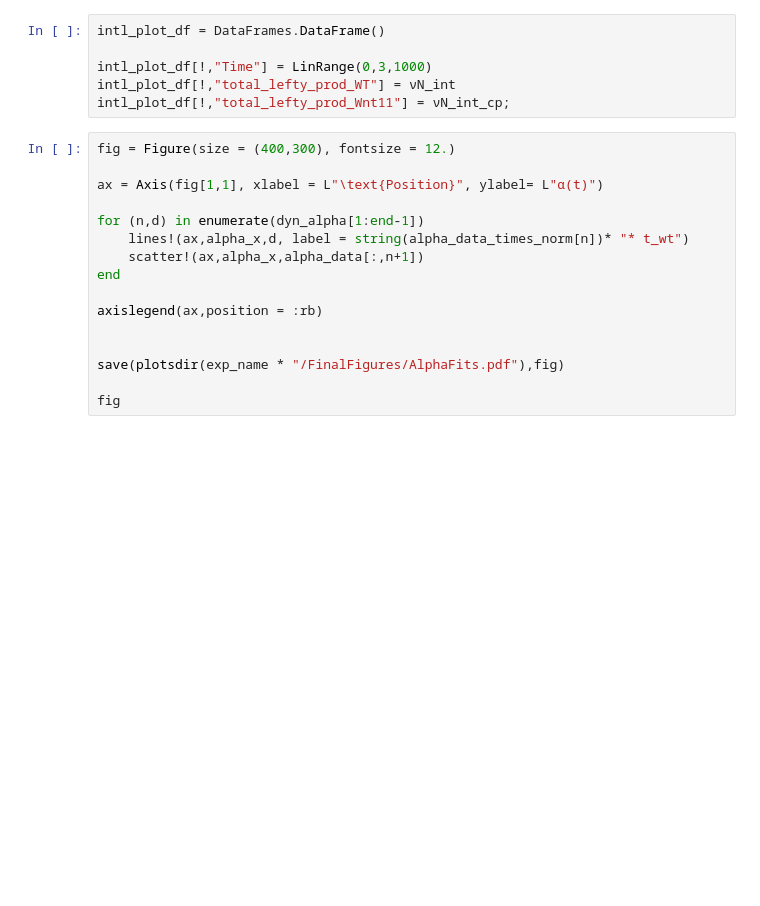
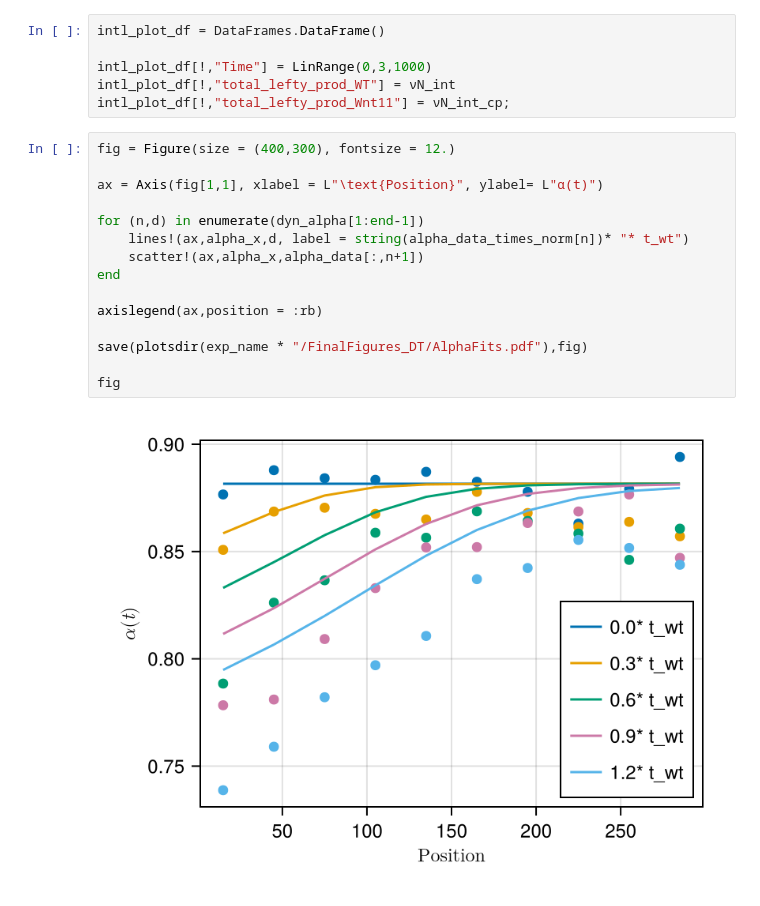
Before and after one commit to harrybooth/TissueRigidity, a Jupyter notebook: notebooks/OptimalParameters - DiffusionDominated_ProduceFigs.ipynb, the cells around one changed output. Cells and saved outputs as stored; diff of their text form; blank space fills up the shorter version.

```diff
--- a/notebooks/OptimalParameters - DiffusionDominated_ProduceFigs.ipynb
+++ b/notebooks/OptimalParameters - DiffusionDominated_ProduceFigs.ipynb
@@ -236,19 +287,20 @@ intl_plot_df[!,"total_lefty_prod_Wnt11"] = νN_int_cp;
 # %%
 fig = Figure(size = (400,300), fontsize = 12.)
 
 ax = Axis(fig[1,1], xlabel = L"\text{Position}", ylabel= L"α(t)")
 
 for (n,d) in enumerate(dyn_alpha[1:end-1])
     lines!(ax,alpha_x,d, label = string(alpha_data_times_norm[n])* "* t_wt")
     scatter!(ax,alpha_x,alpha_data[:,n+1])
 end
 
 axislegend(ax,position = :rb)
 
-
-save(plotsdir(exp_name * "/FinalFigures/AlphaFits.pdf"),fig)
+save(plotsdir(exp_name * "/FinalFigures_DT/AlphaFits.pdf"),fig)
 
 fig
+# %% [output]
+[figure, added]
 # %%
 alpha_fits  = DataFrames.DataFrame()
 
```
Also changed, not shown: parts of 44 cells of this notebook, 5 other files.
